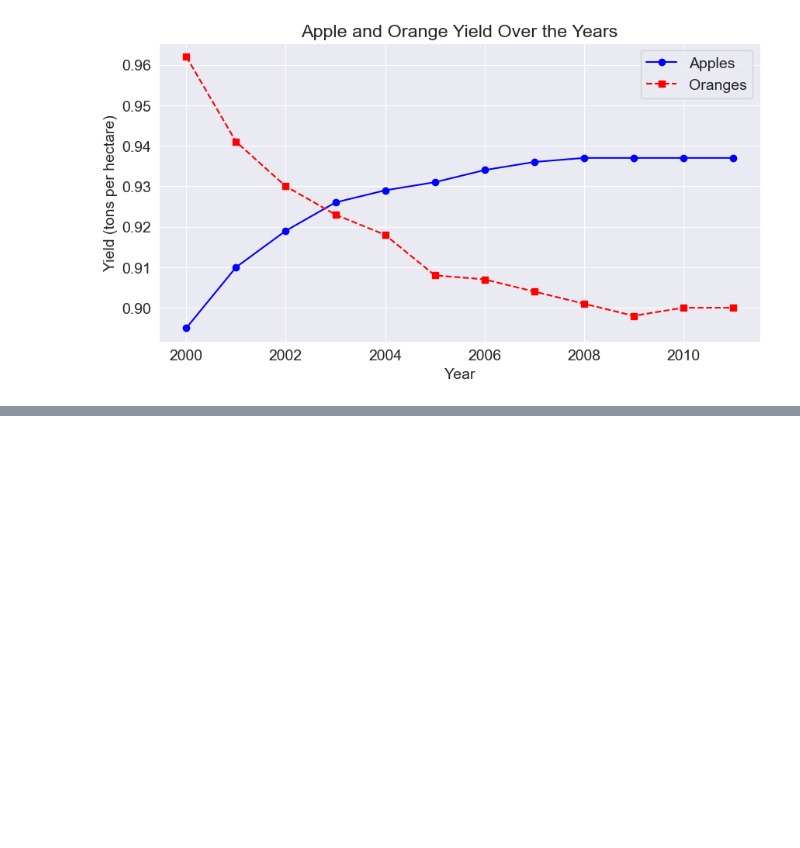
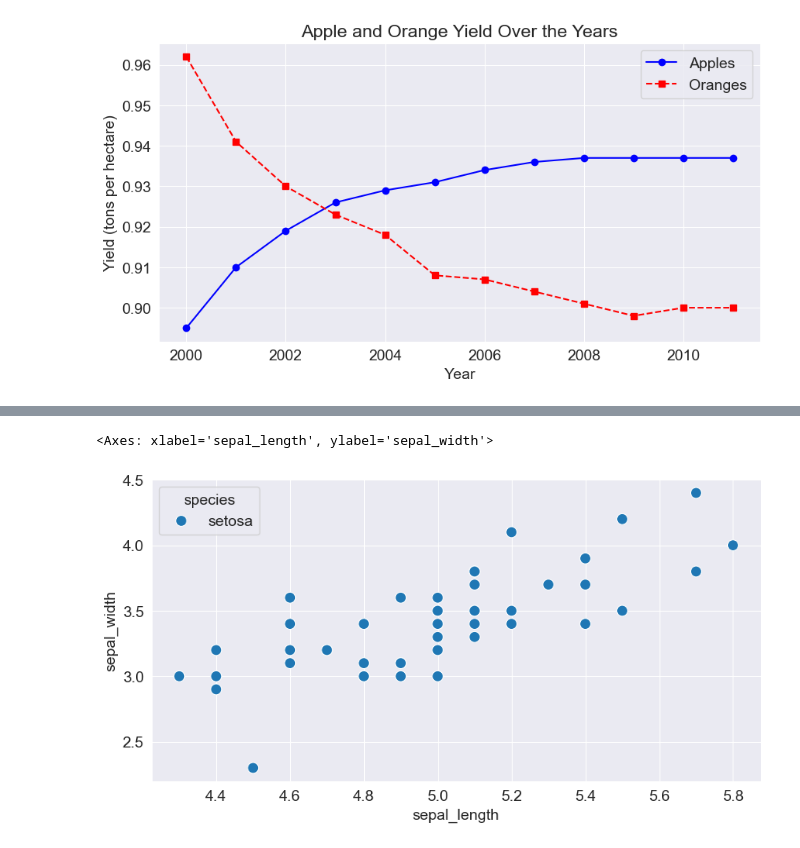
Before and after one commit to UsamaAliK/DATA-VISUALIZATION, a Jupyter notebook: Matplotlib.ipynb, the cells around one changed output, grey strips where cells are left out. Cells and saved outputs as stored; diff of their text form; code cells hidden in the pictures; blank space fills up the shorter version.

```diff
--- a/Matplotlib.ipynb
+++ b/Matplotlib.ipynb
@@ -275,0 +342,6 @@ URLError: <urlopen error [SSL: CERTIFICATE_VERIFY_FAILED] certificate verify fai
+# %%
+setosa_df = flower[flower.species == 'setosa']
+sns.scatterplot(x='sepal_length', y='sepal_width', data=setosa_df, hue='', s=100)
+# %% [output]
+<Axes: xlabel='sepal_length', ylabel='sepal_width'>
+[figure, added]
```
Also changed, not shown: parts of 28 cells of this notebook.
